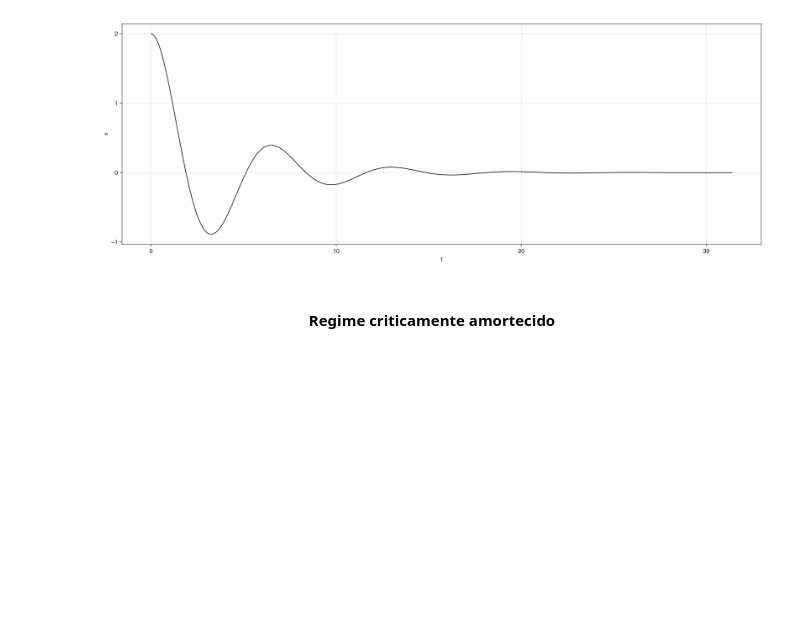
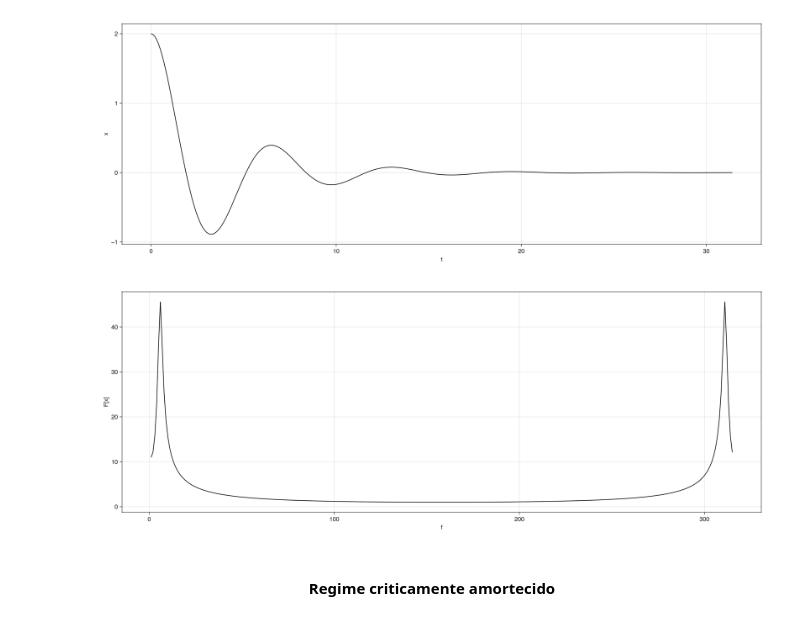
Before and after one commit to carlos-antunis-physics/notas-de-optica-nao-linear, a Jupyter notebook: notebooks/lecture-1.ipynb, the cells around one changed output. Saved outputs shown, nothing was run; the diff lists cells and outputs as text; code cells hidden in the pictures; blank space fills up the shorter version.

```diff
--- a/notebooks/lecture-1.ipynb
+++ b/notebooks/lecture-1.ipynb
@@ -125,6 +138,18 @@ save("assets/lecture-1/underdamped-harmonic-oscillator.png", fig);
 display("image/png", read("assets/lecture-1/underdamped-harmonic-oscillator.png"));
 # %% [output]
 [figure]
+# %%
+fig = Figure(size = (1600, 600));
+ax = Axis(fig[1, 1], xlabel = "f", ylabel = "F[x]");
+
+f = abs.(fft([p[2] for p in xs]));
+
+line = lines!(ax, f, color = :black);
+
+save("assets/lecture-1/underdamped-harmonic-oscillator-ft.png", fig);
+display("image/png", read("assets/lecture-1/underdamped-harmonic-oscillator-ft.png"));
+# %% [output]
+[figure, added]
 # %% [markdown]
 <div align="center">
 
```
Also changed, not shown: parts of 7 cells of this notebook, 9 other files.
